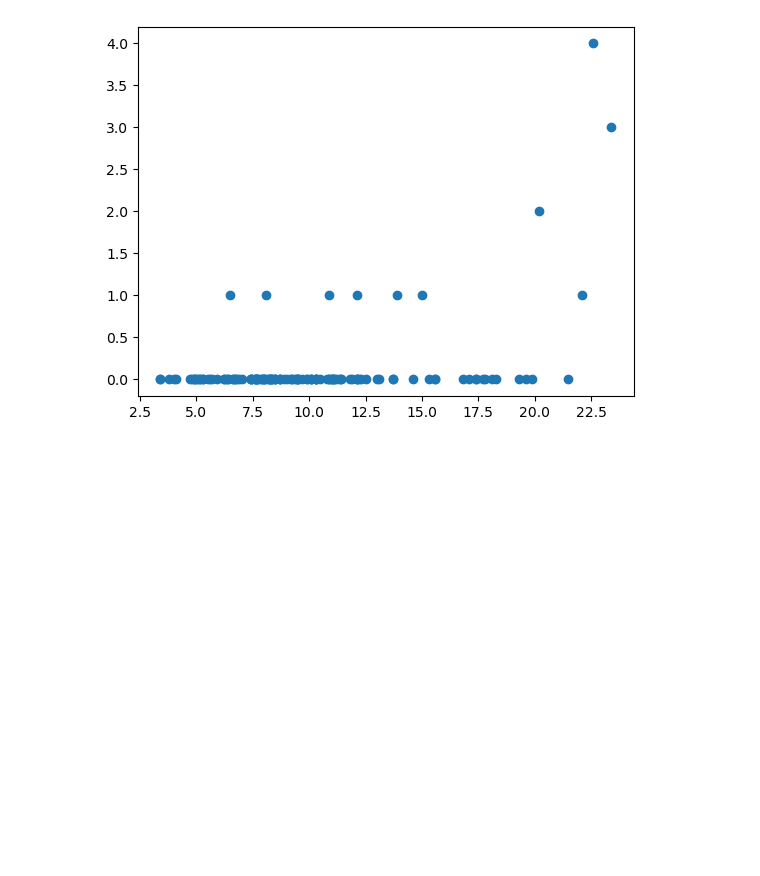
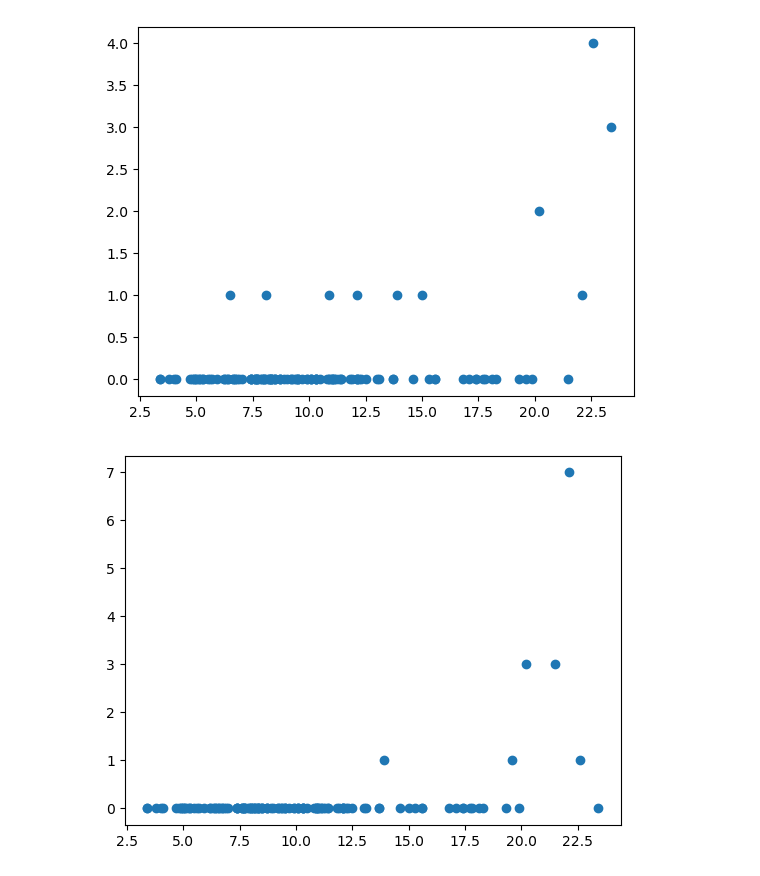
Before and after one commit to FaraSurani/Data-Visualization, a Jupyter notebook: 5 Traffic Data Visualization.ipynb, the cells around one changed output. Cells and saved outputs as stored; diff of their text form; code cells hidden in the pictures; blank space fills up the shorter version.

```diff
--- a/5 Traffic Data Visualization.ipynb
+++ b/5 Traffic Data Visualization.ipynb
@@ -505,3 +507,9 @@ plt.scatter(traffic["Slowness in traffic (%)"], traffic["Lack of electricity"])
 plt.show()
 # %% [output]
 [figure]
+# %%
+plt.scatter(traffic["Slowness in traffic (%)"], traffic["Point of flooding"])
+
+plt.show()
+# %% [output]
+[figure, added]
```
Also changed, not shown: parts of 41 cells of this notebook.
